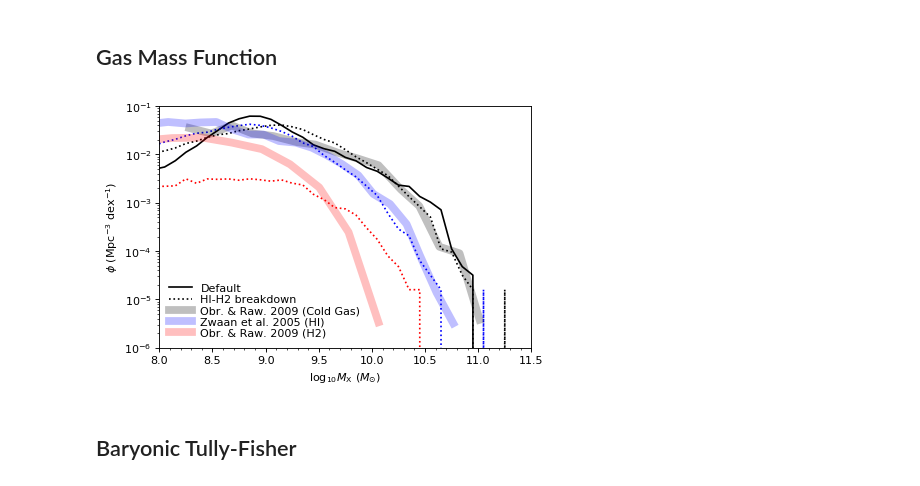
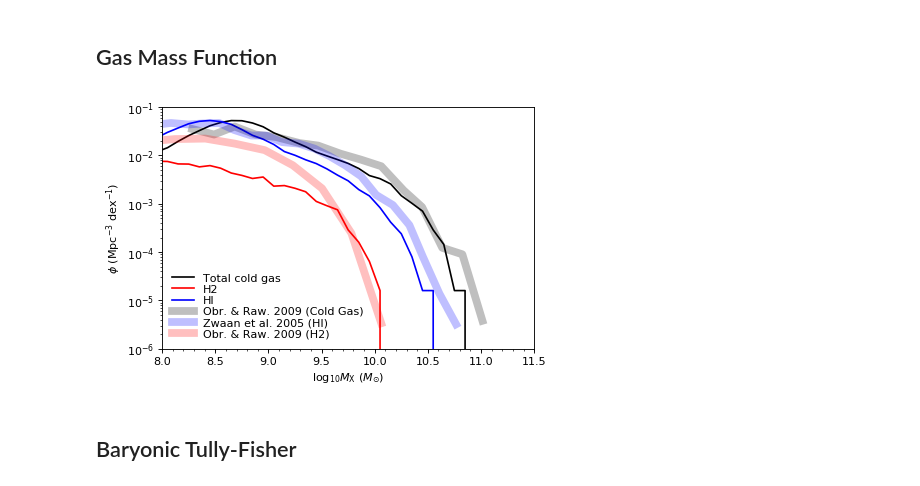
Before and after one commit to darrencroton/sage, a Jupyter notebook: analysis/allresults.ipynb, the cells around one changed output. Drawn from its saved outputs; the diff is of its cells as text; code cells hidden in the pictures.

```diff
--- a/analysis/allresults.ipynb
+++ b/analysis/allresults.ipynb
@@ -7,12 +7,14 @@ import numpy
 from random import sample, seed
 # %%
 Hubble_h = 0.73
-BoxSize = 62.5
+BoxSize = 62.4
+BoxSize1 = ((500**3) * (32/512))**(1/3)
 dilute = 5000
 sSFRcut = -11.0
 # %%
-directory = '../src/auxdata/trees/default/'
-directory1 = '../src/auxdata/trees/full-KMT-2/'
+directory = '../src/auxdata/trees/new-yield/'
+directory1 = '../src/auxdata/trees/dust-growth/'
+directory2 = '../src/auxdata/trees/dust/'
 filename = 'model'
 redshift = [0.000]
 firstfile = 0
@@ -117,10 +119,12 @@ def galdtype1():
         ('MetalsHotGas'                 , np.float32),
         ('MetalsEjectedMass'            , np.float32),
         ('MetalsIntraClusterStars'      , np.float32),
+        ('Dust'                         , np.float32),
         ('SfrDisk'                      , np.float32),
         ('SfrBulge'                     , np.float32),
         ('SfrDiskZ'                     , np.float32),
         ('SfrBulgeZ'                    , np.float32),
+        ('Sfr'                          , (np.float32, 64)),
         ('DiskRadius'                   , np.float32),
         ('Cooling'                      , np.float32),
         ('Heating'                      , np.float32),
@@ -148,23 +152,35 @@ def read_one_file(name, Galdesc):
 # %%
 Galdesc = galdtype()
 Galdesc1 = galdtype1()
+Galdesc2 = galdtype1()
 
 for i in range(len(redshift)):
     G_snap = []
     G_snap1 = []
+    G_snap2 = []
     GalsTree = []
+
+    for k in range(firstfile, lastfile+1):
+        name = (directory+filename+'_z'+f'{redshift[i]:.3f}'+'_'+f'{k}')
+        G = read_one_file(name, Galdesc1)
+        G_snap.extend(G)
     for j in range(firstfile, lastfile+1):
-        name = (directory+filename+'_z'+f'{redshift[i]:.3f}'+'_'+f'{j}')
         name1 = (directory1+filename+'_z'+f'{redshift[i]:.3f}'+'_'+f'{j}')
         #snapshot 0 = redshift 127, snapshot 63 = redshift 0
-        G = read_one_file(name, Galdesc)
         G1 = read_one_file(name1, Galdesc1)
-        G_snap.extend(G)
         G_snap1.extend(G1)
+    for l in range(firstfile, lastfile+1):
+        name2 = (directory2+filename+'_z'+f'{redshift[i]:.3f}'+'_'+f'{j}')
+        #snapshot 0 = redshift 127, snapshot 63 = redshift 0
+        G2 = read_one_file(name2, Galdesc1)
+        G_snap2.extend(G2)
+
     G_snap = np.array(G_snap)
     G_snap1 = np.array(G_snap1)
     G_snap = G_snap.view(recarray)
     G_snap1 = G_snap1.view(recarray)
+    G_snap2 = np.array(G_snap2)
+    G_snap2 = G_snap2.view(recarray)
 # %%
 from mpl_toolkits.axes_grid1 import make_axes_locatable
 import matplotlib.pyplot as plt
@@ -360,10 +585,10 @@ xaxeshisto1 = binedges1[:-1] + 0.5 * binwidth
 xaxeshisto2 = binedges2[:-1] + 0.5 * binwidth
 xaxeshisto3 = binedges3[:-1] + 0.5 * binwidth
 
-plt.plot(xaxeshisto, counts / (BoxSize/Hubble_h)**3 / binwidth, 'k-', label='Default')
-plt.plot(xaxeshisto1, counts1/ (BoxSize/Hubble_h)**3 / binwidth, 'k:', label='HI-H2 breakdown')
-plt.plot(xaxeshisto2, counts2/ (BoxSize/Hubble_h)**3 / binwidth, 'r:')
-plt.plot(xaxeshisto3, counts3/ (BoxSize/Hubble_h)**3 / binwidth, 'b:')
+#plt.plot(xaxeshisto, counts / (BoxSize/Hubble_h)**3 / binwidth, 'k-', label='Default')
+plt.plot(xaxeshisto1, counts1/ (BoxSize/Hubble_h)**3 / binwidth, 'k-', label='Total cold gas')
+plt.plot(xaxeshisto2, counts2/ (BoxSize/Hubble_h)**3 / binwidth, 'r-', label='H2')
+plt.plot(xaxeshisto3, counts3/ (BoxSize/Hubble_h)**3 / binwidth, 'b-', label='HI')
 
 Zwaan = np.array([[6.933,   -0.333],
             [7.057,   -0.490],
@@ -419,35 +644,35 @@ ObrCold = np.array([
             [10.362,  -3.500],
             [10.551,  -3.635],
             [10.740,  -5.010]        ], dtype=np.float32)
 
 ObrCold_xval = np.log10(10**(ObrCold[:, 0])  /Hubble_h/Hubble_h)
 ObrCold_yval = (10**(ObrCold[:, 1]) * Hubble_h*Hubble_h*Hubble_h)
 Zwaan_xval = np.log10(10**(Zwaan[:, 0]) /Hubble_h/Hubble_h)
 Zwaan_yval = (10**(Zwaan[:, 1]) * Hubble_h*Hubble_h*Hubble_h)
 ObrRaw_xval = np.log10(10**(ObrRaw[:, 0])  /Hubble_h/Hubble_h)
 ObrRaw_yval = (10**(ObrRaw[:, 1]) * Hubble_h*Hubble_h*Hubble_h)
 
 plt.plot(ObrCold_xval, ObrCold_yval, color='black', lw = 7, alpha=0.25, label='Obr. & Raw. 2009 (Cold Gas)')
 plt.plot(Zwaan_xval, Zwaan_yval, color='blue', lw = 7, alpha=0.25, label='Zwaan et al. 2005 (HI)')
 plt.plot(ObrRaw_xval, ObrRaw_yval, color='red', lw = 7, alpha=0.25, label='Obr. & Raw. 2009 (H2)')
 
 plt.yscale('log', nonposy='clip')
 plt.axis([8.0, 11.5, 1.0e-6, 1.0e-1])
 
 ax.xaxis.set_minor_locator(plt.MultipleLocator(0.1))
 
 plt.ylabel(r'$\phi\ (\mathrm{Mpc}^{-3}\ \mathrm{dex}^{-1})$')
 plt.xlabel(r'$\log_{10} M_{\mathrm{X}}\ (M_{\odot})$')
 
 leg = plt.legend(loc=0, numpoints=1, labelspacing=0.1)
 leg.draw_frame(False)  # Don't want a box frame
 for t in leg.get_texts():  # Reduce the size of the text
     t.set_fontsize('medium')
 
-#plt.savefig('plots/GMF-KMT-1.png')
+plt.savefig('plots/GMF-dust.png')
 plt.show()
 # %% [output]
-[figure, old version]
+[figure, new version]
 # %% [markdown]
 ## Baryonic Tully-Fisher
 # %%
```
Also changed, not shown: parts of 27 cells of this notebook.
